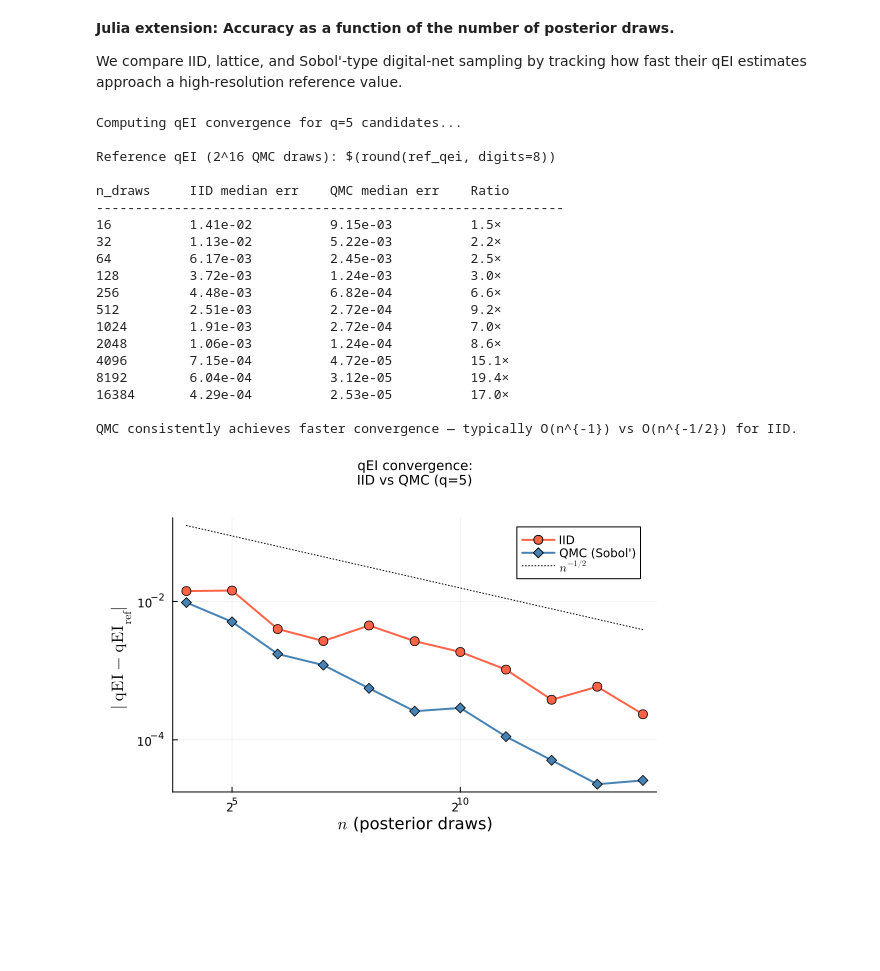
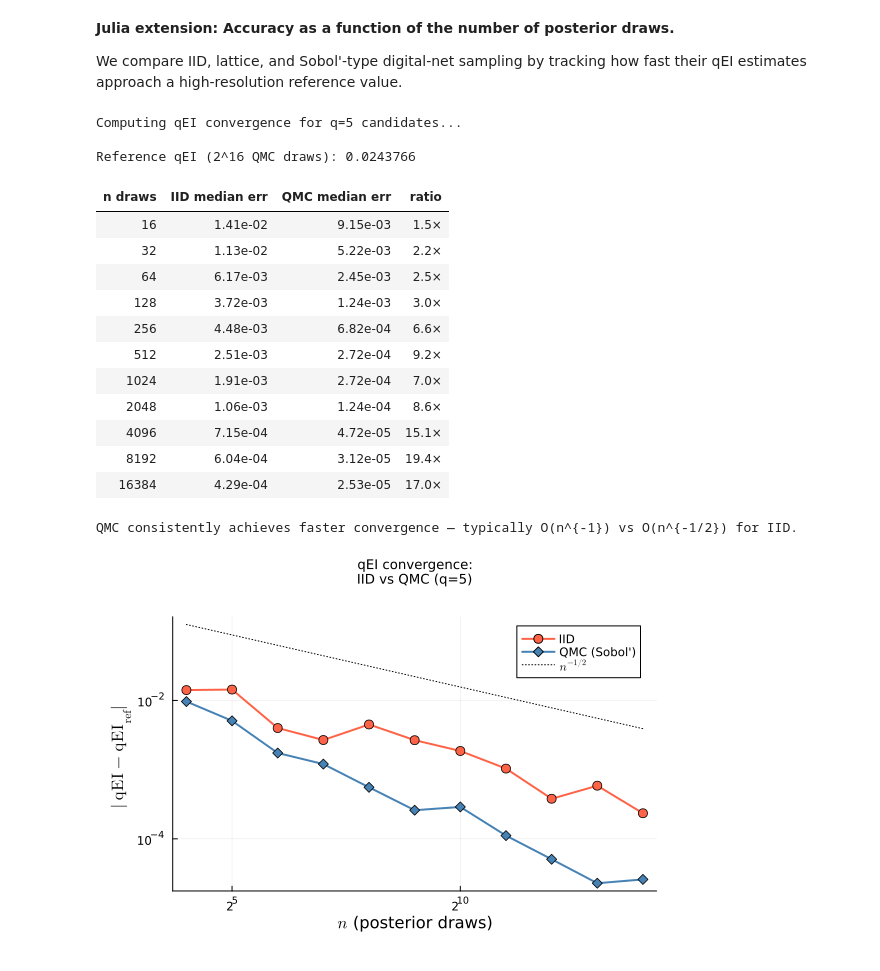
Before and after one commit to QMCSoftware/QMC.jl, a Jupyter notebook: demos/qei_demo.ipynb, the cells around one changed output. Drawn from its saved outputs; the diff is of its cells as text; code cells hidden in the pictures; blank space fills up the shorter version.

Commit message:
Apply display_table to output values

```diff
--- a/demos/qei_demo.ipynb
+++ b/demos/qei_demo.ipynb
@@ -42,9 +42,12 @@ v_obs = [0.001, 0.05, 0.01, 0.1, 0.4]  # noise variances
 
 y_best = maximum(y_obs)
 
-println("Observed data:")
-for i in eachindex(x_obs)
-    @printf("  x=%.1f  y=%+.4f  noise_var=%.3f\n", x_obs[i], y_obs[i], v_obs[i])
-end
-println("\nCurrent best: y* = \$(round(y_best, digits=4)) at x = \$(x_obs[argmax(y_obs)])")
+display(display_table(
+    [(x=x_obs[i], y=y_obs[i], noise_var=v_obs[i]) for i in eachindex(x_obs)];
+    headers=["x", "y", "noise var"],
+    formatters=(
+        x=v -> @sprintf("%.1f", v),
+        y=v -> @sprintf("%+.4f", v),
+        noise_var=v -> @sprintf("%.3f", v))))
+println("\nCurrent best: y* = $(round(y_best, digits=4)) at x = $(x_obs[argmax(y_obs)])")
 # %% [output]
@@ -296,56 +298,57 @@ next_x = [0.158, 0.416, 0.718, 0.935, 0.465]
 q = length(next_x)
 
 println("Computing qEI convergence for q=$q candidates...\n")
 
 # Reference answer with large QMC sample
 draws_ref = gp_draws(next_x, 2^16; method=:QMC, seed=42)
 ref_qei = compute_qei(draws_ref)
-println("Reference qEI (2^16 QMC draws): \$(round(ref_qei, digits=8))")
+println("Reference qEI (2^16 QMC draws): $(round(ref_qei, digits=8))")
 println()
 
 # Convergence study
 n_draws_list = [2^k for k in 4:14]
 num_repeats = 30
 
-println("n_draws     IID median err    QMC median err    Ratio")
-println("-"^60)
-
+rows = NamedTuple{(:n_draws, :iid_err, :qmc_err, :ratio)}[]
 for n_draws in n_draws_list
     local errs_iid = Float64[]
     local errs_qmc = Float64[]
     for rep in 1:num_repeats
         draws_i = gp_draws(next_x, n_draws; method=:IID, seed=rep)
         draws_q = gp_draws(next_x, n_draws; method=:QMC, seed=rep)
         push!(errs_iid, abs(compute_qei(draws_i) - ref_qei))
         push!(errs_qmc, abs(compute_qei(draws_q) - ref_qei))
     end
     med_iid = median(errs_iid)
     med_qmc = median(errs_qmc)
     ratio = med_iid / max(med_qmc, 1e-15)
-    @printf("%-10d  %.2e          %.2e          %.1f×\n", n_draws, med_iid, med_qmc, ratio)
+    push!(rows, (n_draws=n_draws, iid_err=med_iid, qmc_err=med_qmc, ratio=ratio))
 end
+display(display_table(rows;
+    headers=["n draws", "IID median err", "QMC median err", "ratio"],
+    formatters=(
+        iid_err=v -> @sprintf("%.2e", v),
+        qmc_err=v -> @sprintf("%.2e", v),
+        ratio=v -> @sprintf("%.1f\u00d7", v))))
 
-println("\nQMC consistently achieves faster convergence — typically O(n^{-1}) vs O(n^{-1/2}) for IID.")
+println("\nQMC consistently achieves faster convergence \u2014 typically O(n^{-1}) vs O(n^{-1/2}) for IID.")
 # %% [output]
 Computing qEI convergence for q=5 candidates...
 
-Reference qEI (2^16 QMC draws): $(round(ref_qei, digits=8))
-
-n_draws     IID median err    QMC median err    Ratio
-------------------------------------------------------------
-16          1.41e-02          9.15e-03          1.5×
-32          1.13e-02          5.22e-03          2.2×
-64          6.17e-03          2.45e-03          2.5×
-128         3.72e-03          1.24e-03          3.0×
-256         4.48e-03          6.82e-04          6.6×
-512         2.51e-03          2.72e-04          9.2×
-1024        1.91e-03          2.72e-04          7.0×
-2048        1.06e-03          1.24e-04          8.6×
-4096        7.15e-04          4.72e-05          15.1×
-8192        6.04e-04          3.12e-05          19.4×
-16384       4.29e-04          2.53e-05          17.0×
-
-QMC consistently achieves faster convergence — typically O(n^{-1}) vs O(n^{-1/2}) for IID.
+Reference qEI (2^16 QMC draws): 0.0243766
+| n draws | IID median err | QMC median err | ratio |
+| 16 | 1.41e-02 | 9.15e-03 | 1.5× |
+| 32 | 1.13e-02 | 5.22e-03 | 2.2× |
+| 64 | 6.17e-03 | 2.45e-03 | 2.5× |
+| 128 | 3.72e-03 | 1.24e-03 | 3.0× |
+| 256 | 4.48e-03 | 6.82e-04 | 6.6× |
+| 512 | 2.51e-03 | 2.72e-04 | 9.2× |
+| 1024 | 1.91e-03 | 2.72e-04 | 7.0× |
+| 2048 | 1.06e-03 | 1.24e-04 | 8.6× |
+| 4096 | 7.15e-04 | 4.72e-05 | 15.1× |
+| 8192 | 6.04e-04 | 3.12e-05 | 19.4× |
+| 16384 | 4.29e-04 | 2.53e-05 | 17.0× |
+QMC consistently achieves faster convergence — typically O(n^{-1}) vs O(n^{-1/2}) for IID.
 # %%
 if HAVE_PLOTS
     n_draws_plt = [2^k for k in 4:14]
```
Also changed, not shown: parts of 2 cells of this notebook, 8 other files.
